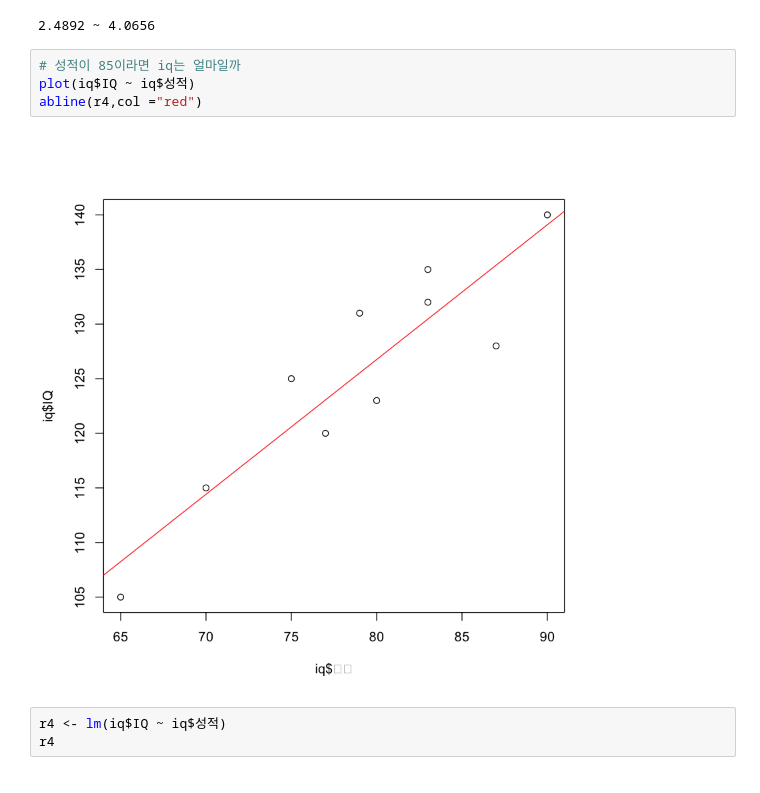
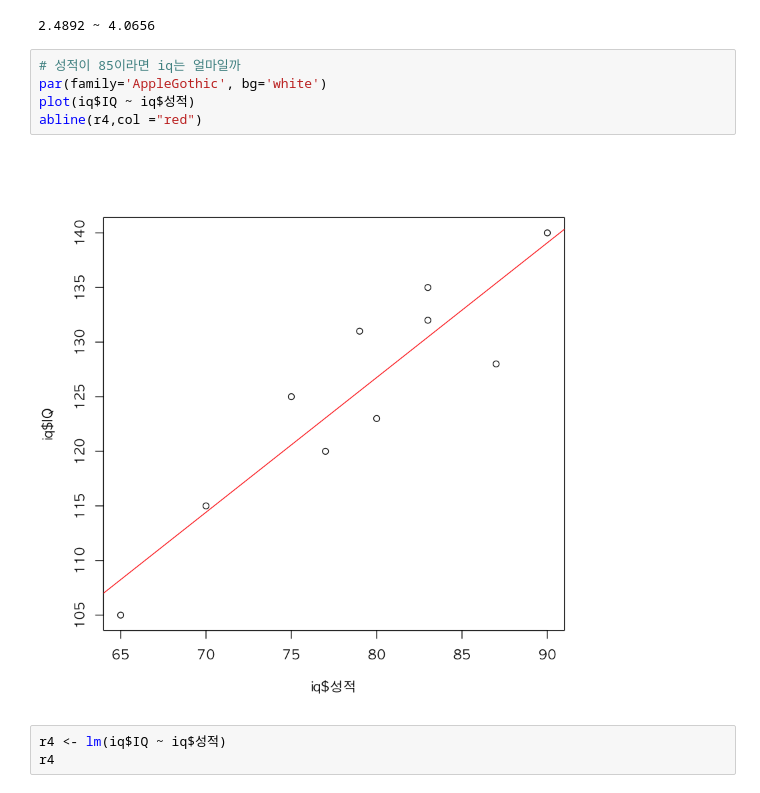
Before and after one commit to naddda0813/Rbase, a Jupyter notebook: 15. 회귀분석.ipynb, the cells around one changed output. Cells and saved outputs as stored; diff of their text form.

```diff
--- a/15. 회귀분석.ipynb
+++ b/15. 회귀분석.ipynb
@@ -253,10 +251,11 @@ cat(성적90 - 0.7882,"~",성적90 + 0.7882)
 2.4892 ~ 4.0656
 # %%
 # 성적이 85이라면 iq는 얼마일까
+par(family='AppleGothic', bg='white')
 plot(iq$IQ ~ iq$성적)
 abline(r4,col ="red")
 # %% [output]
-[figure, old version]
+[figure, new version]
 # %%
 r4 <- lm(iq$IQ ~ iq$성적)
 r4
```
Also changed, not shown: parts of 12 cells of this notebook, 8 other files.
